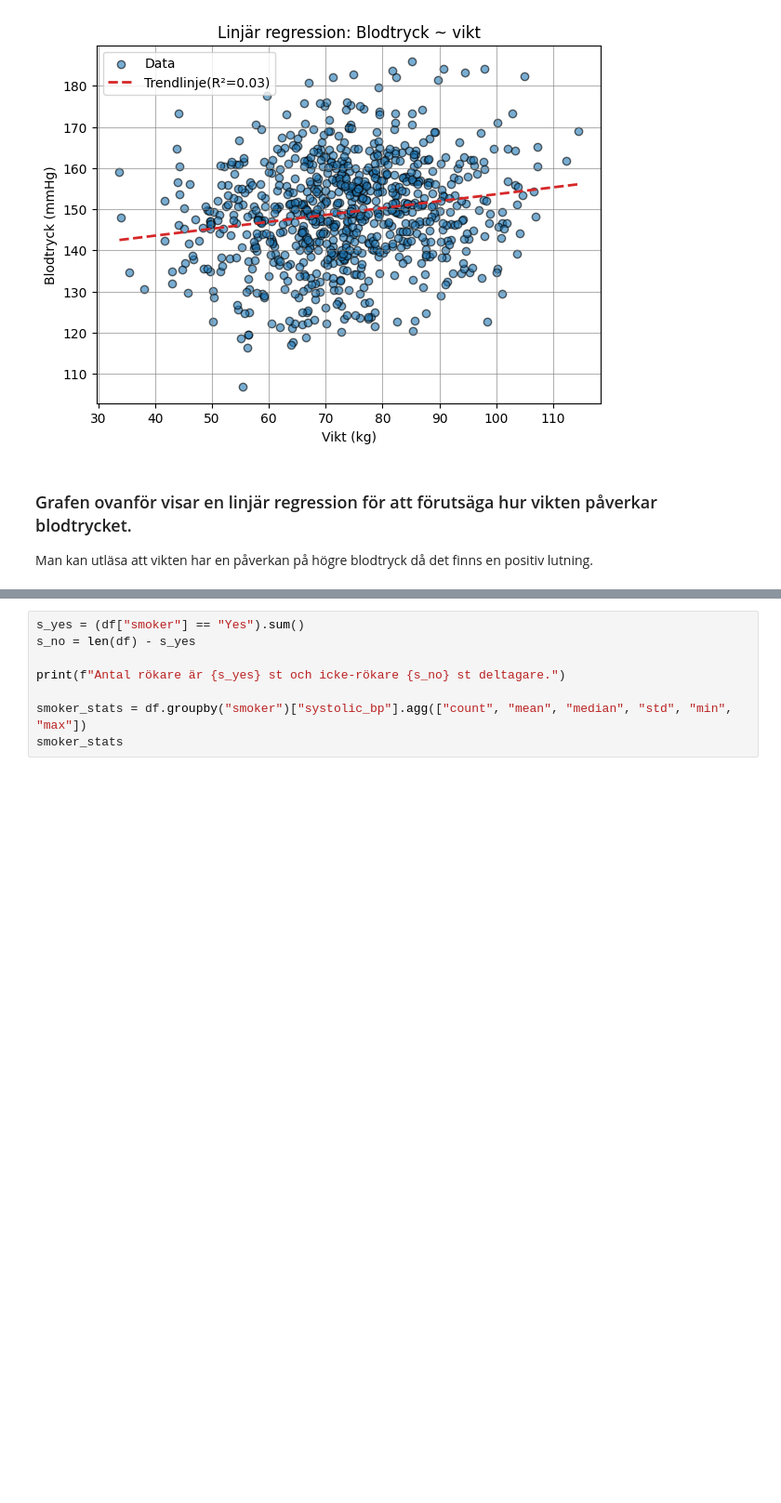
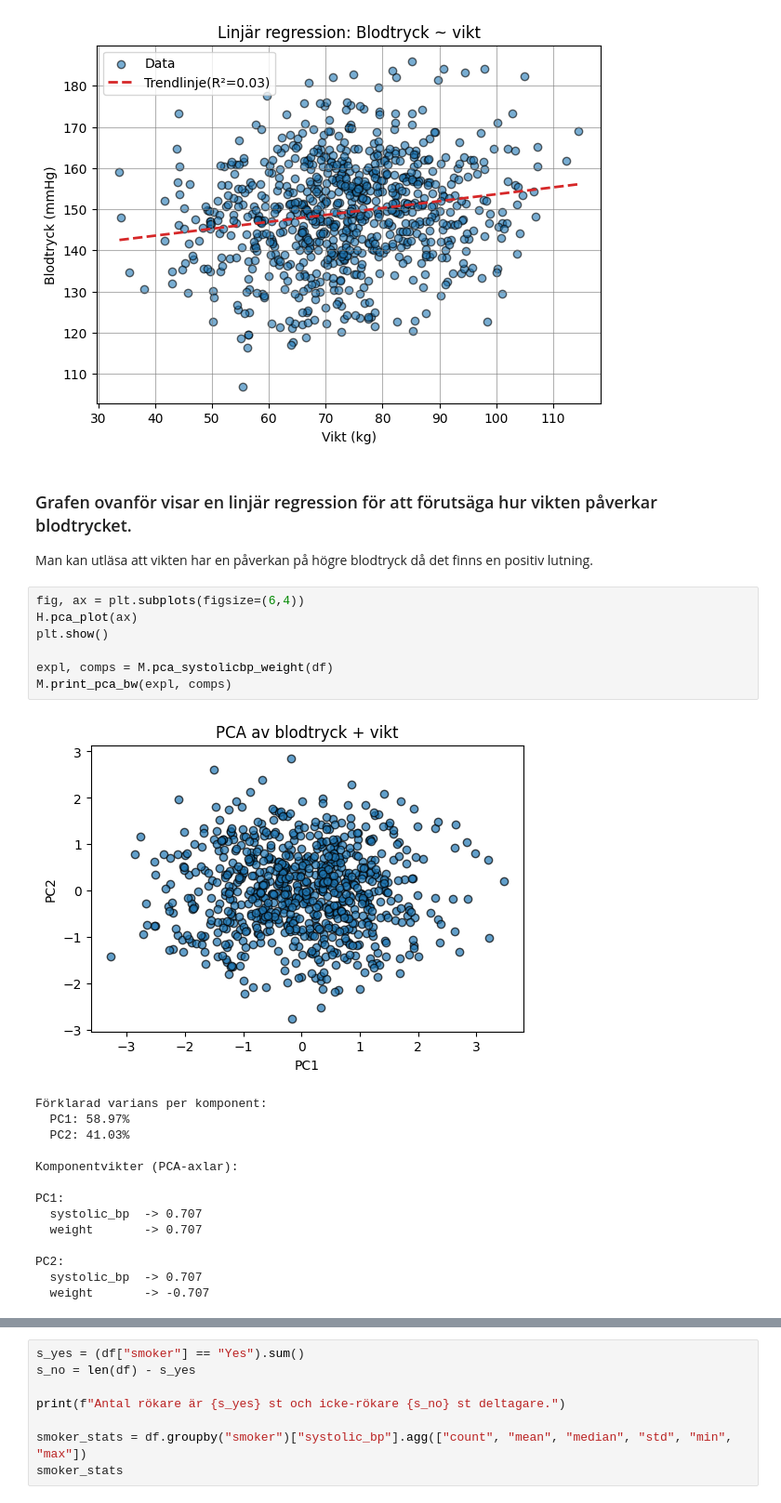
Before and after one commit to MagdalenaPersson/health-study, a Jupyter notebook: report.ipynb, the cells around one changed output, grey strips where cells are left out. Shown at 93% size. Cells and saved outputs as stored; diff of their text form; blank space fills up the shorter version.

```diff
--- a/report.ipynb
+++ b/report.ipynb
@@ -175,3 +156,25 @@ plt.show()
 ### Grafen ovanför visar en linjär regression för att förutsäga hur vikten påverkar blodtrycket.
 
 Man kan utläsa att vikten har en påverkan på högre blodtryck då det finns en positiv lutning.
+# %%
+fig, ax = plt.subplots(figsize=(6,4))
+H.pca_plot(ax)
+plt.show()
+
+expl, comps = M.pca_systolicbp_weight(df)
+M.print_pca_bw(expl, comps)
+# %% [output]
+[figure, added]
+Förklarad varians per komponent:
+  PC1: 58.97%
+  PC2: 41.03%
+
+Komponentvikter (PCA-axlar):
+
+PC1:
+  systolic_bp  -> 0.707
+  weight       -> 0.707
+
+PC2:
+  systolic_bp  -> 0.707
+  weight       -> -0.707
```
Also changed, not shown: parts of 10 cells of this notebook, 2 other files.
